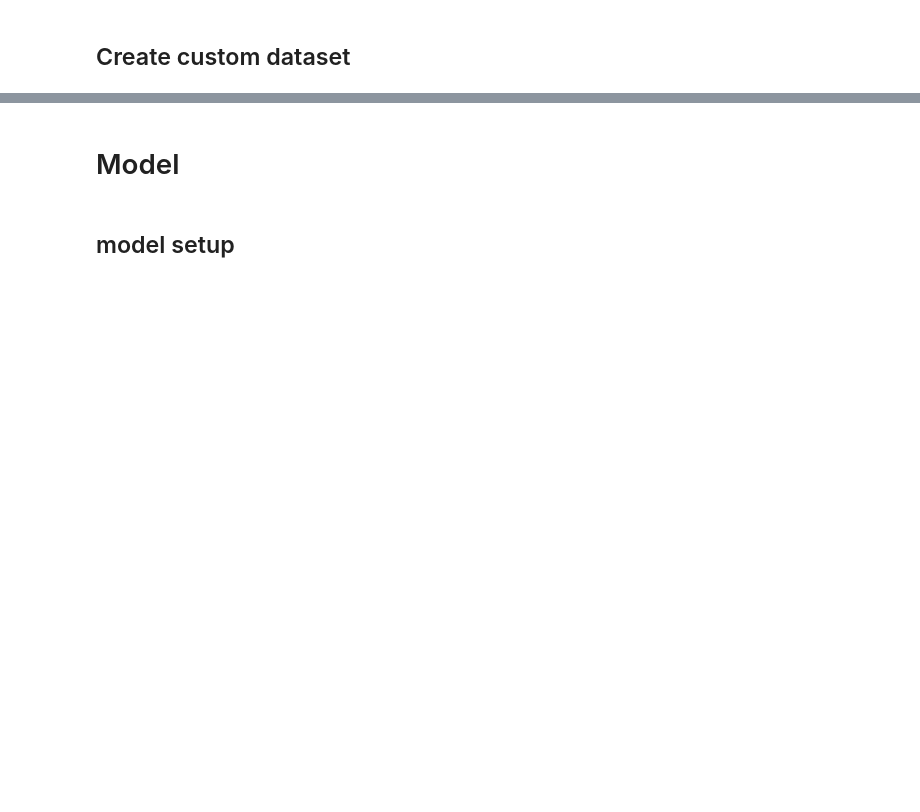
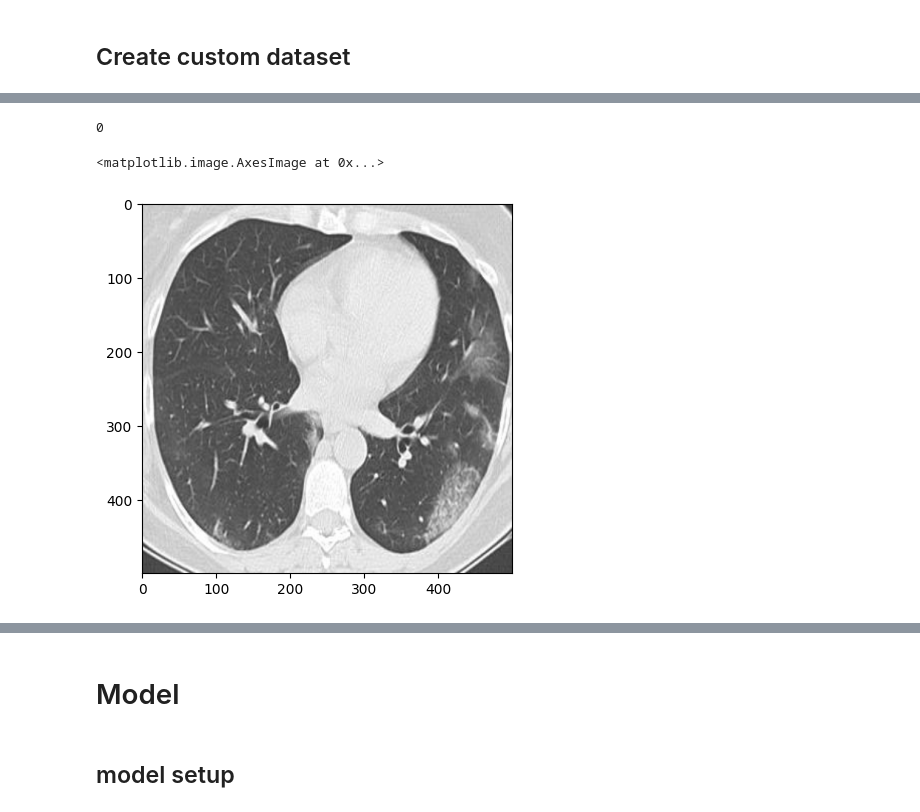
Before and after one commit to akash02ita/CPSC-599.6-DL-for-Vision, a Jupyter notebook: proj/Classifier.ipynb, the cells around one changed output, grey strips where cells are left out. Drawn from its saved outputs; the diff is of its cells as text; code cells hidden in the pictures; blank space fills up the shorter version.

```diff
--- a/proj/Classifier.ipynb
+++ b/proj/Classifier.ipynb
@@ -197,10 +197,22 @@ mv: cannot move 'COVID' to 'original_images/COVID': Directory not empty
 1252
+# %%
+from torchvision import transforms
+import torch
+transform = transforms.Compose(
+    [
+        lambda x: x.convert("RGB"), # FORCE pil image to be on same mode! Or it causes error in model training
+        # lambda x: x.convert("RGBA"), # FORCE pil image to be on same mode! Or it causes error in model training
+        # transforms.CenterCrop((500, 500)),
+        # transforms.Resize(224), # loses quality of image (text)
+        transforms.Resize((500,500)),
+        transforms.ToTensor()
+     ])
 # %%
 # in custom dataset assertion error is caused by fact that random_split creates new instance type
 label_encoder = {"None": 0, "P": 1, "H": 2, "PH": 3}
 label_decoder = {value:key for key,value in label_encoder.items()}
 print(label_decoder)
-dataset = CustomDataset("original_images", printed_textdataset, handwritten_textdataset, labelmode="texttype", label_encoder=label_encoder)
+dataset = CustomDataset("original_images", printed_textdataset, handwritten_textdataset, labelmode="texttype", label_encoder=label_encoder, transform=transform)
 train_size = int(0.6 * len(dataset))
 val_size = int(0.2 * len(dataset))
 test_size = len(dataset) - train_size - val_size
@@ -240,0 +227,9 @@ test_dataset[12][0].show()
+# %%
+from matplotlib import pyplot as plt
+print(dataset[0][1])
+image = torch.permute(dataset[0][0], (1, 2, 0)).numpy()
+plt.imshow(image)
+# %% [output]
+0
+<matplotlib.image.AxesImage at 0x...>
+[figure, added]
```
Also changed, not shown: parts of 15 cells of this notebook.
